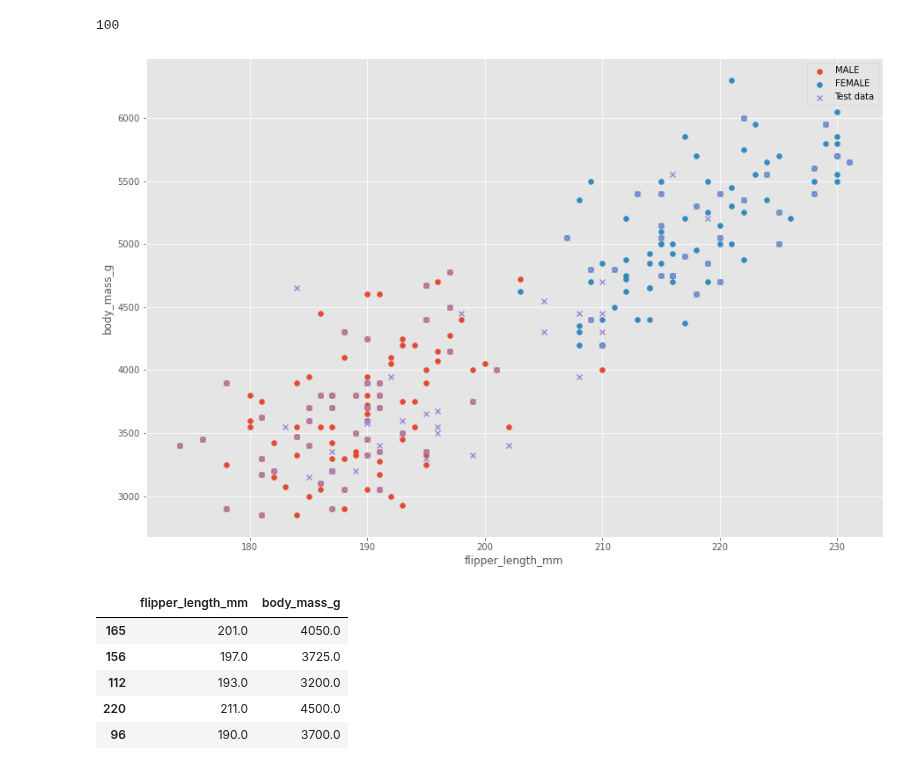
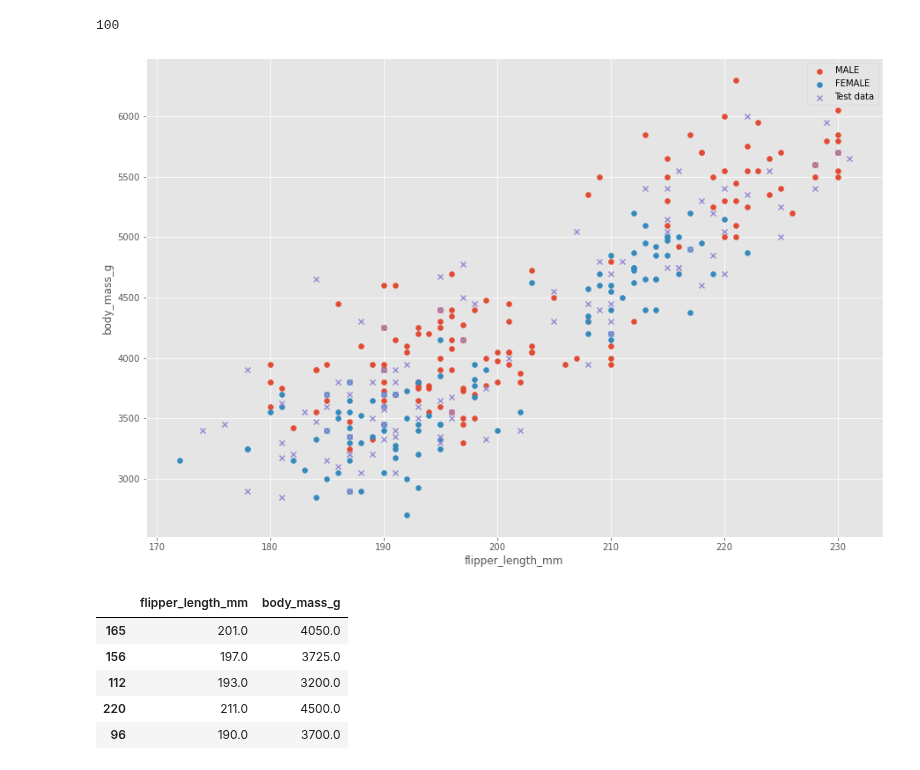
Before and after one commit to martinaobrien/machine-learning-and-statistics-assessment, a Jupyter notebook: Scikit-Learn-Jupyter-Notebook.ipynb, the cells around one changed output. Cells and saved outputs as stored; diff of their text form; code cells hidden in the pictures.

```diff
--- a/Scikit-Learn-Jupyter-Notebook.ipynb
+++ b/Scikit-Learn-Jupyter-Notebook.ipynb
@@ -552,22 +552,22 @@ test.index.size
 # %%
 #further exploration of the two dimensional plot and identification of the positioning of the test data
 male = train[train['sex'] == 'MALE']
 female = train[train['sex'] == 'FEMALE']
 
 
 fig, ax = plt.subplots()
 
-ax.scatter(ade['flipper_length_mm'], ade['body_mass_g'], marker='o', label='MALE')
-ax.scatter(gen['flipper_length_mm'], gen['body_mass_g'], marker='o', label='FEMALE')
+ax.scatter(male['flipper_length_mm'], male['body_mass_g'], marker='o', label='MALE')
+ax.scatter(female['flipper_length_mm'], female['body_mass_g'], marker='o', label='FEMALE')
 
 
 ax.scatter(test['flipper_length_mm'], test ['body_mass_g'], marker ='x', label= 'Test data')
 
 ax.set_xlabel('flipper_length_mm')
 ax.set_ylabel('body_mass_g')
 ax.legend();
 # %% [output]
-[figure, old version]
+[figure, new version]
 # %%
 inputs, outputs = train[['flipper_length_mm', 'body_mass_g']], train['sex']
 # %%
```
Also changed, not shown: parts of 5 cells of this notebook.
